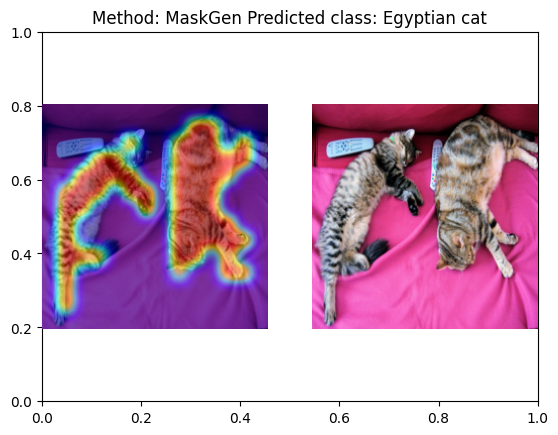
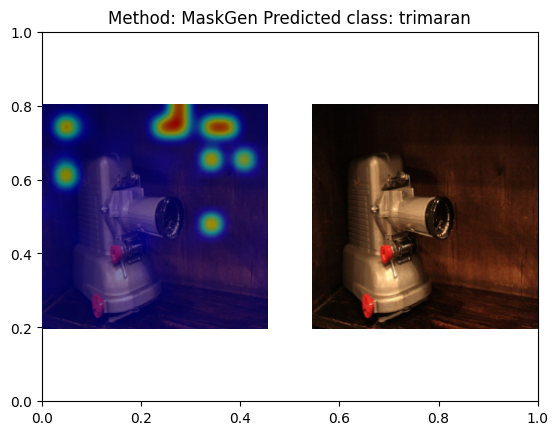
Code edit (unified diff) that turned the first committed figure into the second:
--- before
+++ after
@@ -1,5 +1,6 @@
 from maskgen.utils.img_utils import plot_overlap_np
+import random
 
-url = 'http://images.cocodataset.org/val2017/000000039769.jpg'
+# url = 'http://images.cocodataset.org/val2017/000000039769.jpg'
 # url = "http://farm3.staticflickr.com/2066/1798910782_5536af8767_z.jpg"
 # url = "http://farm1.staticflickr.com/184/399924547_98e6cef97a_z.jpg"
@@ -10,5 +11,5 @@
 # url = "https://github.com/EliSchwartz/imagenet-sample-images/blob/master/n01491361_tiger_shark.JPEG?raw=true"
 # url = "https://github.com/EliSchwartz/imagenet-sample-images/blob/master/n03000684_chain_saw.JPEG?raw=true"
-# url = "https://github.com/EliSchwartz/imagenet-sample-images/blob/master/n04009552_projector.JPEG?raw=true"
+url = "https://github.com/EliSchwartz/imagenet-sample-images/blob/master/n04009552_projector.JPEG?raw=true"
 image = Image.open(requests.get(url, stream=True).raw)
 
@@ -20,7 +21,9 @@
     predicted_class_idx = pred_model(img).logits.argmax(-1).item()
 
-label = torch.tensor([predicted_class_idx]).to(device)
+# random number range from 0 to 999
+label = random.randint(0, 999)
+label = torch.tensor([label]).to(device)
 
-plt.title(f"Method: MaskGen Predicted class: {pred_model.config.id2label[predicted_class_idx]}")
+plt.title(f"Method: MaskGen Predicted class: {pred_model.config.id2label[label.item()]}")
 heatmap = mask_gen_model.attribute_img(img, label, image_size=224, patch_size=16)
 

Commit: update til v8